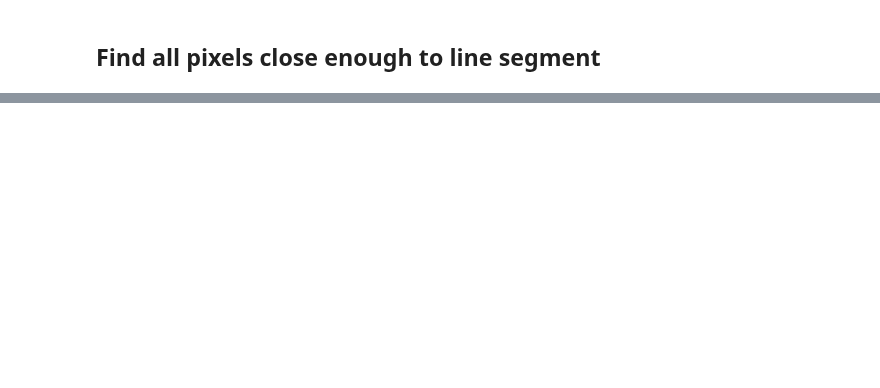
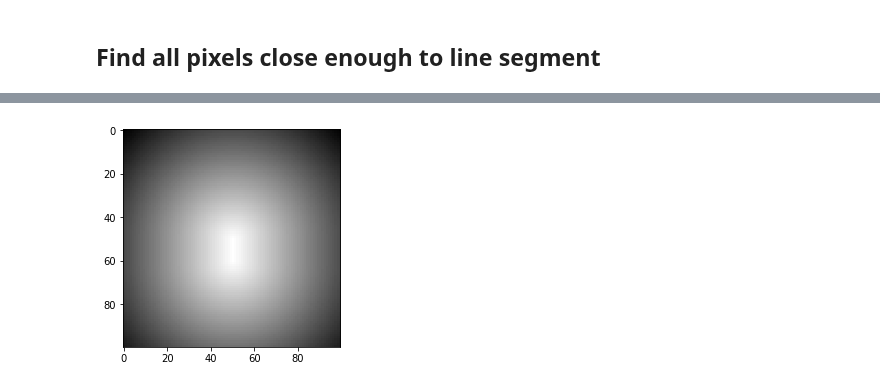
Before and after one commit to peteflorence/pixels_to_torques, a Jupyter notebook: pixels_to_torques.ipynb, the cells around one changed output, grey strips where cells are left out. Cells and saved outputs as stored; diff of their text form; code cells hidden in the pictures; blank space fills up the shorter version.

```diff
--- a/pixels_to_torques.ipynb
+++ b/pixels_to_torques.ipynb
@@ -194,0 +215,10 @@ print torch.dot(A - B, torch_flip(P)) + torch_det(A, B)
+# %%
+for i, row in enumerate(img):
+    for j, val in enumerate(row):
+        this_img_coord = torch.FloatTensor([i,j])
+        img[i,j] = float(distance_numpy(base_in_img.numpy(), end_in_img.numpy(), this_img_coord.numpy()))
+
+plt.imshow(img, cmap=plt.get_cmap('gray_r'))
+plt.show()
+# %% [output]
+[figure, added]
```
Also changed, not shown: parts of 6 cells of this notebook.
